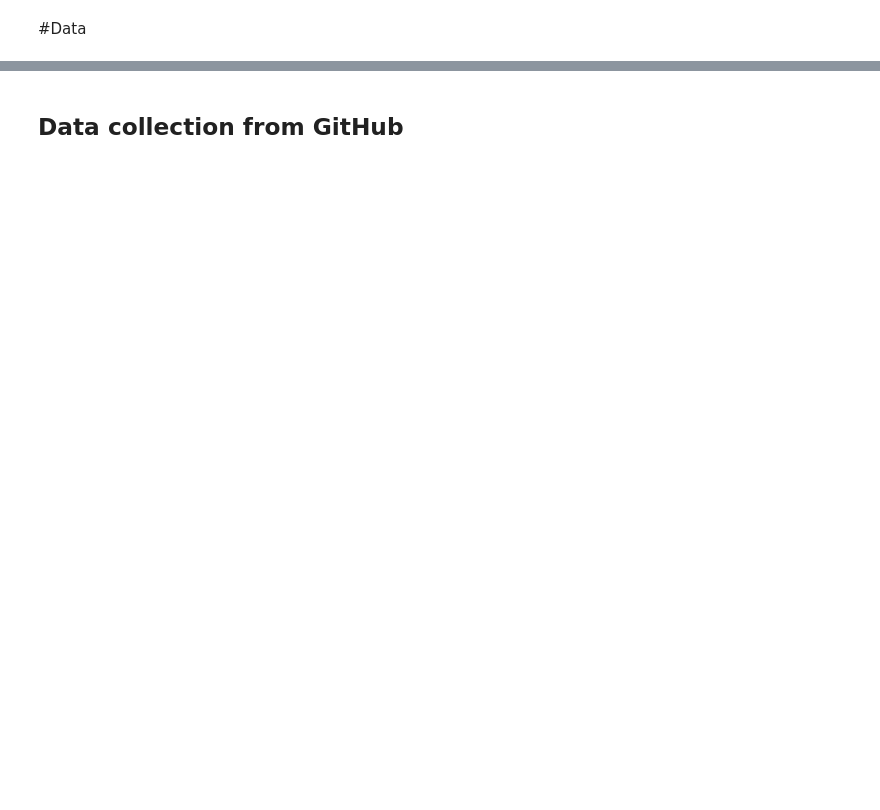
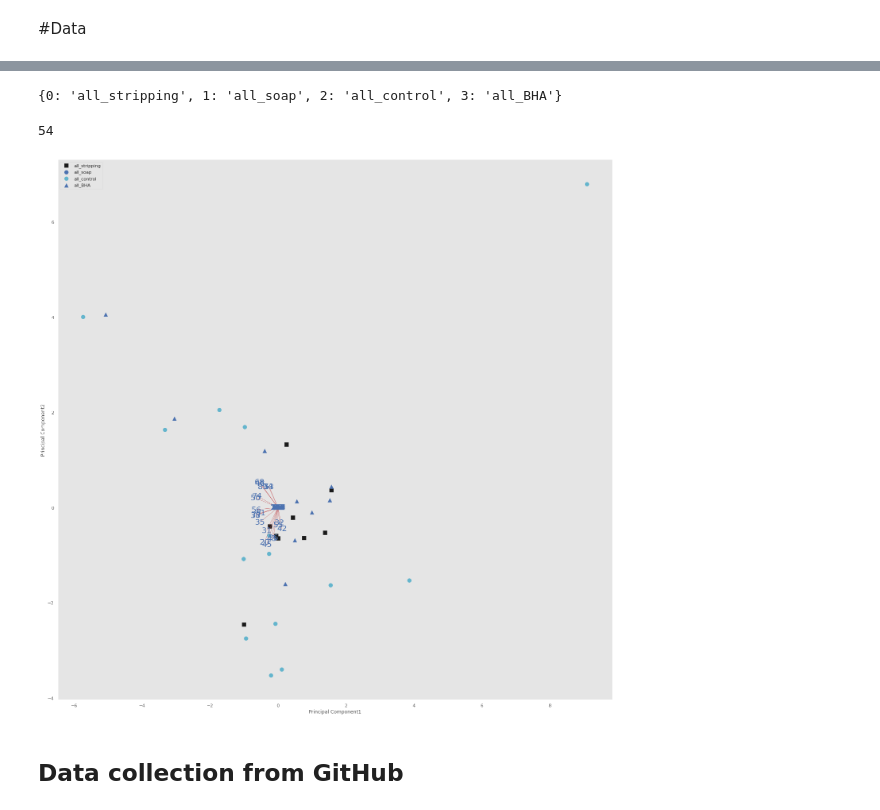
Before and after one commit to CharKuehl/DermalVOCs, a Jupyter notebook: PTR_Spectra_Analysis.ipynb, the cells around one changed output, grey strips where cells are left out. Saved outputs shown, nothing was run; the diff lists cells and outputs as text; code cells hidden in the pictures; blank space fills up the shorter version.

Commit message:
Before messing with final_data_list

```diff
--- a/PTR_Spectra_Analysis.ipynb
+++ b/PTR_Spectra_Analysis.ipynb
@@ -21,0 +236,3 @@ AttributeError: ignored
+# %%
+data = pd.concat(final_data_list).reset_index(drop=True)
+#data.head()
@@ -22,2 +266,66 @@ AttributeError: ignored
+# %%
+data1 = data.loc[:, data.columns != 'label']
+
+
+data1 = pd.DataFrame(scaler.fit_transform(data1))
+# %%
+from sklearn.decomposition import PCA
+pca = PCA(n_components=2)
+principalComponents = pca.fit_transform(data1)
+principalDf = pd.DataFrame(data = principalComponents
+             , columns = ['principal component 1', 'principal component 2'])
+
+finalDf = pd.concat([principalDf, data[['label']]], axis = 1)
+# %%
+labels = [x for x in range(0,len(all_PTR_files_list))]
+targets = dict(zip(labels,all_PTR_files_list))
+targets
+# %% [output]
+{0: 'all_stripping', 1: 'all_soap', 2: 'all_control', 3: 'all_BHA'}
+# %%
+from matplotlib.pyplot import figure
+def myplot(score,coeff,targets,finalDf,label=None ):
+    finalDf = finalDf
+    xs = score[:,0]
+    ys = score[:,1]
+    n = coeff.shape[0]
+    print(n)
+    #scalex =2.5/(xs.max() - xs.min())
+    #scaley = 2.5/(ys.max() - ys.min())
+    #color_list = [{0:"aliceblue",1:"azure",2:"black",3:"brown",4:"cadetblue",5:"coral",6:"crimson",7:"cyan",8:"darkgray",9:"darkgreen",10:"red",11:"gold",12:"ivory",13:"fuchsia",14:"lavender",15:"orange"}[x] for x in data['label']]
+    plt.figure(figsize=(25,25))
+    targets =targets
+    marker = ['s','o','o','^','^','D','D','o','^','D','o','o','^','^','D','D']
+    filled = ['k','b','c','b','c','b','c','g','g','g','r','tab:orange','r','tab:orange','r','tab:orange']
+    for target, marker, filled in zip(targets,marker,filled):
+        indicesToKeep = finalDf['label'] == target
+
+        plt.scatter(finalDf.loc[indicesToKeep, 'principal component 1']
+               , finalDf.loc[indicesToKeep, 'principal component 2']
+               , marker = marker,facecolors = filled,s = 100)
+    #set_markerfacecolor(filled)
+    plt.legend(targets.values())
+
+
+    #plt.scatter(xs  ,ys  ,s=100, c=color_list)
+
+    for i in range(n):
+        plt.arrow(0, 0, coeff[i,0]*2, coeff[i,1]*2,color = 'r',alpha = 0.5)
+        if labels is None:
+            plt.text(coeff[i,0]*2 , coeff[i,1]*2 , "Var"+str(i+1), size = 20 ,color = 'g', ha = 'center', va = 'center')
+        else:
+            plt.text(coeff[i,0]*2 , coeff[i,1]*2  , label[i], size = 20,color = 'b', ha = 'center', va = 'center')
+
+    plt.xlabel("Principal Component{}".format(1))
+    plt.ylabel("Principal Component{}".format(2))
+    plt.grid()
+    plt.rcParams["axes.edgecolor"] = "black"
+    plt.rcParams["axes.linewidth"] = "1"
+    plt.savefig('pca_loadingplot.png')
+
+myplot(principalComponents[:,0:2],np.transpose(pca.components_[0:2,:]),targets,finalDf,list(data.columns))
+# %% [output]
+54
+[figure, added]
 # %% [markdown]
 ## Data collection from GitHub
```
Also changed, not shown: parts of 43 cells of this notebook.
